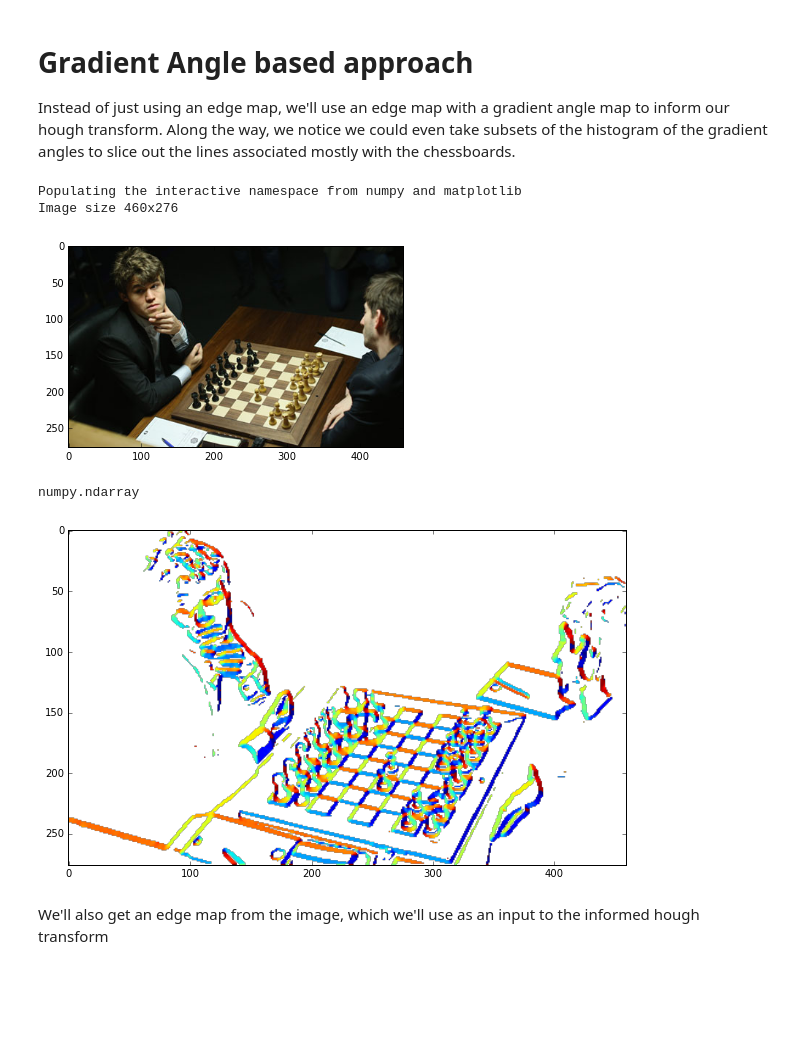
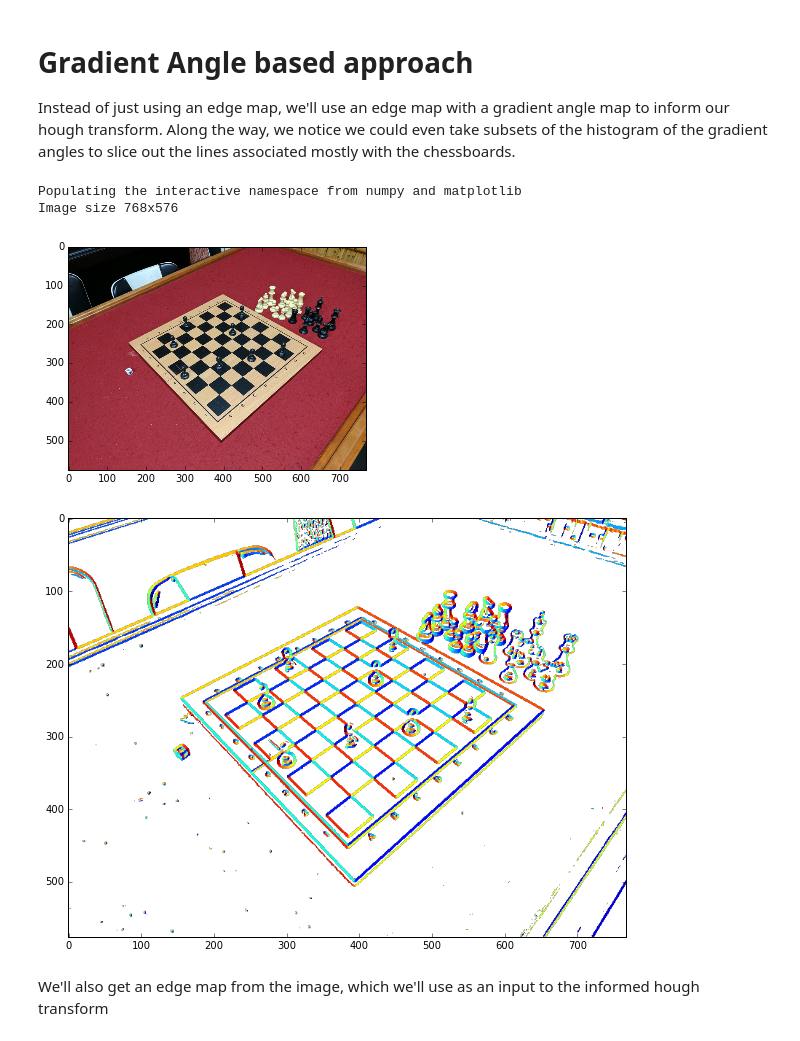
Before and after one commit to Elucidation/ChessboardDetect, a Jupyter notebook: GradientAngleBasedChessboardDetection.ipynb, the cells around one changed output. Drawn from its saved outputs; the diff is of its cells as text; code cells hidden in the pictures; blank space fills up the shorter version.

```diff
--- a/GradientAngleBasedChessboardDetection.ipynb
+++ b/GradientAngleBasedChessboardDetection.ipynb
@@ -6,37 +6,33 @@ Along the way, we notice we could even take subsets of the histogram of the grad
 # %%
 %pylab inline
 from IPython.display import Image, display
 import PIL.Image
 import matplotlib.image as mpimg
 import scipy.ndimage
 import cv2 # For Sobel etc
 np.set_printoptions(suppress=True) # Better printing of arrays
 plt.rcParams['image.cmap'] = 'jet' # Default colormap is jet
 
-filename = "7.jpg"
+filename = "6.jpg"
 # img_orig = mpimg.imread(filename)
 img_orig = PIL.Image.open(filename)
 img_width, img_height = img_orig.size
 print("Image size %dx%d" % (img_width, img_height))
 
 aspect_ratio = min(1000/img_width, 800/img_height)
 if aspect_ratio < 1.0:
     new_width, new_height = ((np.array(img_orig.size) * aspect_ratio)).astype(int)
     print(" Resizing to %dx%d" % (new_width, new_height))
     img_orig = img_orig.resize((new_width,new_height))
 
 
 img = np.array(img_orig.convert('L')) # grayscale uint8 numpy array
 
 plt.imshow(img_orig);
 # %% [output]
 Populating the interactive namespace from numpy and matplotlib
-Image size 460x276
+Image size 768x576
-[figure, old version]
+[figure, new version]
-# %%
-type(img)
-# %% [output]
-numpy.ndarray
 # %%
 sobelx = cv2.Sobel(img,cv2.CV_64F,1,0,ksize=5)
 sobely = cv2.Sobel(img,cv2.CV_64F,0,1,ksize=5)
@@ -52,7 +48,7 @@ grad_phase_masked[grad_mag < gradient_mask_threshold] = np.nan
 fig = plt.figure(figsize=(10,10))
 plt.imshow(grad_phase_masked);
 # %% [output]
-[figure, old version]
+[figure, new version]
 # %% [markdown]
 We'll also get an edge map from the image, which we'll use as an input to the informed hough transform
 # %%
```
Also changed, not shown: parts of 14 cells of this notebook.
